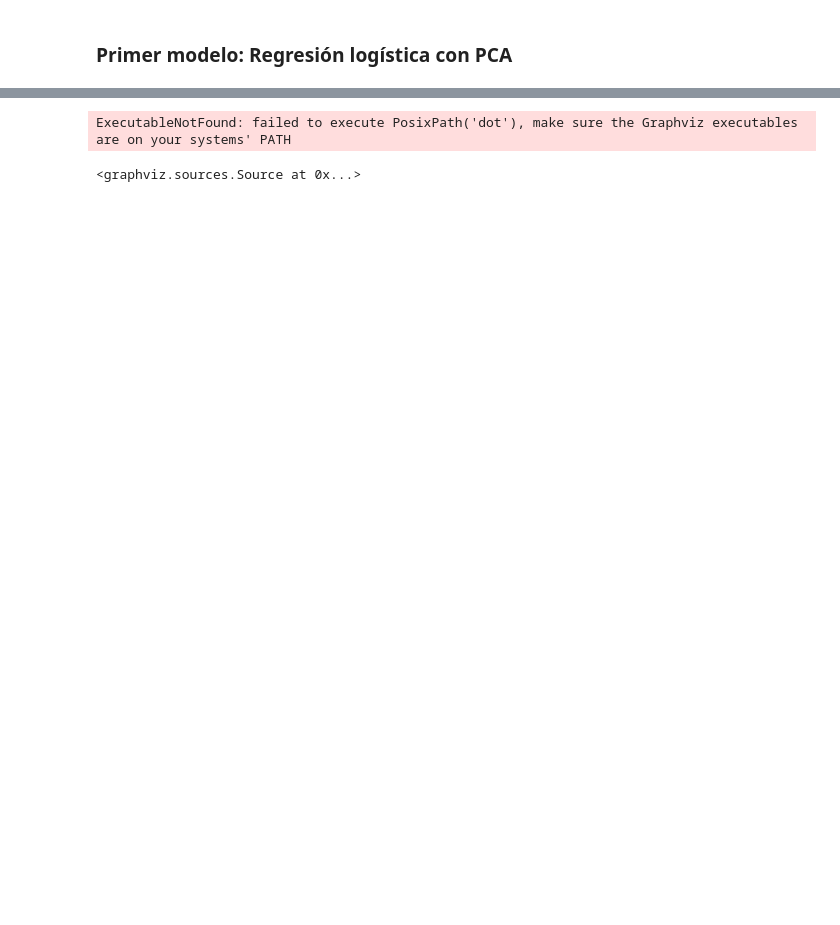
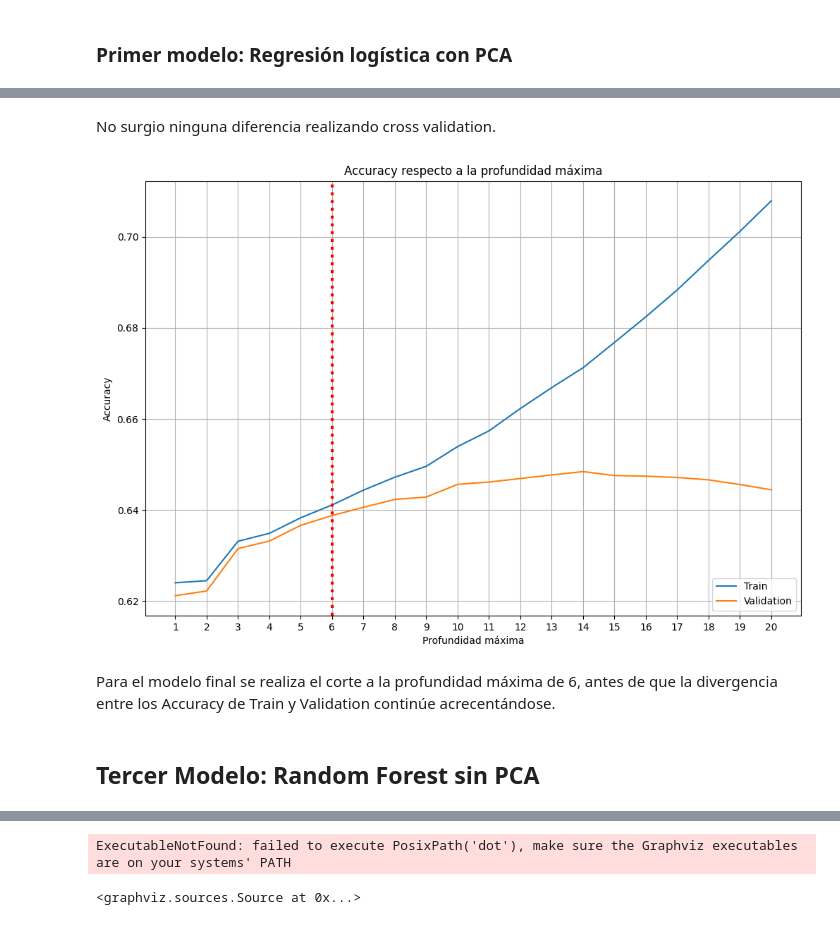
Before and after one commit to lautimuller/MachineLearning2023, a Jupyter notebook: tp2_experimentation.ipynb, the cells around one changed output, grey strips where cells are left out. Cells and saved outputs as stored; diff of their text form; code cells hidden in the pictures; blank space fills up the shorter version.

```diff
--- a/tp2_experimentation.ipynb
+++ b/tp2_experimentation.ipynb
@@ -339,0 +497,2 @@ graph_tree(tree_model, mapper.transformed_names_)
+# %% [markdown]
+No surgio ninguna diferencia realizando cross validation.
@@ -339,0 +512,32 @@ graph_tree(tree_model, mapper.transformed_names_)
+# %%
+train_acc = []
+validation_acc = []
+for i in range(1,21):
+    tree_model = DecisionTreeClassifier(max_depth=i, random_state=7)
+    dt_model = Pipeline([
+        ('mapper', mapper),
+        ('classifier', tree_model),
+    ])
+    dt_model.fit(train, train.Delay)
+
+    final_metrics = overfitting_test(dt_model)
+    train_acc.append(final_metrics['Accuracy'][0])
+    validation_acc.append(final_metrics['Accuracy'][1])
+
+plt.figure(figsize=(12,8))
+plt.plot(train_acc, label='Train')
+plt.plot(validation_acc, label='Validation')
+plt.axvline(x=5, linewidth=3, color='red', linestyle=':')
+plt.title('Accuracy respecto a la profundidad máxima')
+plt.ylabel('Accuracy')
+plt.xlabel('Profundidad máxima')
+plt.xticks(np.arange(len(train_acc)), np.arange(1, len(train_acc)+1))
+plt.legend(loc='lower right')
+plt.grid()
+plt.show()
+# %% [output]
+[figure, added]
+# %% [markdown]
+Para el modelo final se realiza el corte a la profundidad máxima de 6, antes de que la divergencia entre los Accuracy de Train y Validation continúe acrecentándose.
+# %% [markdown]
+## Tercer Modelo: Random Forest sin PCA
```
Also changed, not shown: parts of 106 cells of this notebook.
